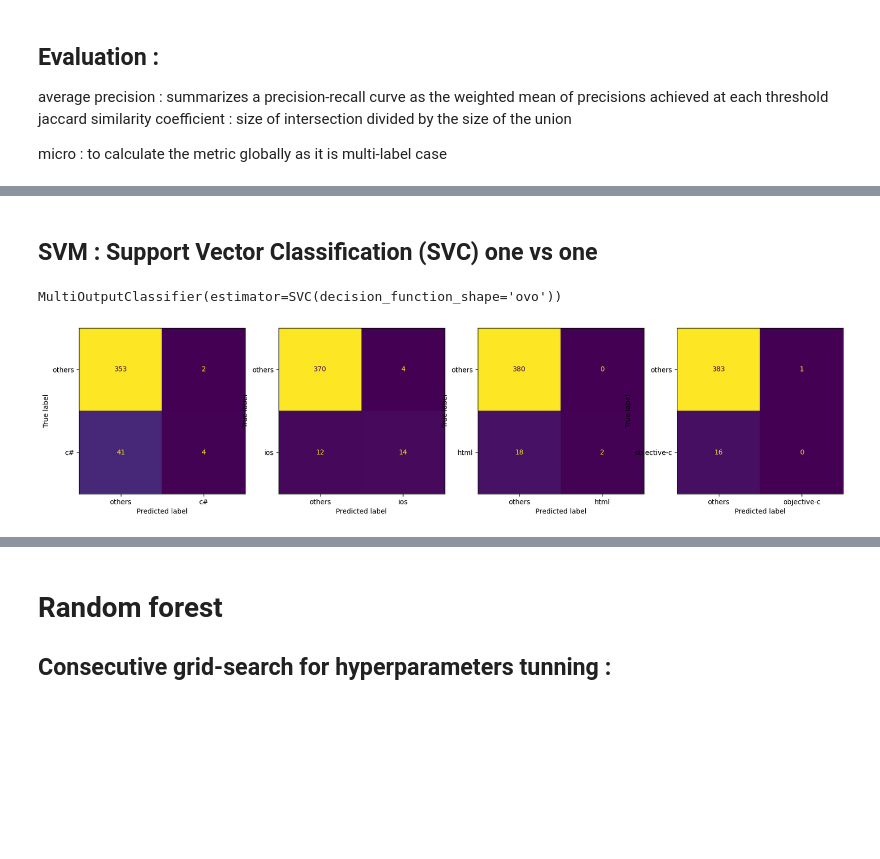
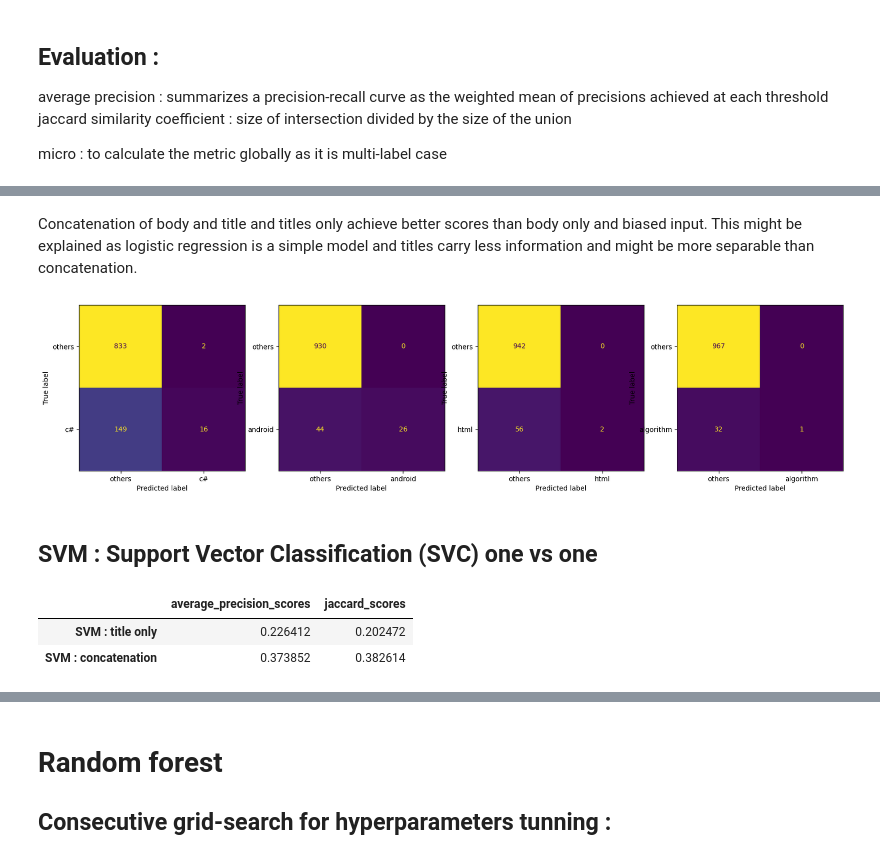
Before and after one commit to CYaiche/nlp_topic-modelling, a Jupyter notebook: supervised_1.ipynb, the cells around one changed output, grey strips where cells are left out. Cells and saved outputs as stored; diff of their text form; code cells hidden in the pictures; blank space fills up the shorter version.

```diff
--- a/supervised_1.ipynb
+++ b/supervised_1.ipynb
@@ -92,3 +70,0 @@ for text_tags in sto_corpus_tags:
-# %%
-tags_series = pd.Series(tags)
-print( f"Number of tags : {tags_series.value_counts().shape}" )
@@ -288,9 +205,8 @@ X_res, y_res = X_svd, y_train
+# %%
+dummy_clf = MultiOutputClassifier(DummyClassifier(strategy="most_frequent"))
+dummy_clf.fit(X_train, y_train_b)
+y_pred = dummy_clf.predict(X_test)
+precision_dummy = average_precision_score(y_test_b, y_pred, average="micro")
+jaccard_score_dummy = jaccard_score(y_test_b, y_pred, average="micro")
 # %% [markdown]
 # Logistic regression : One VS Rest
-# %%
-mlb = MultiLabelBinarizer()
-y_train_b = mlb.fit_transform(y_train)
-y_test_b = mlb.transform(y_test)
-
-model = MultiOutputClassifier(LogisticRegression(multi_class='multinomial'))
-model.fit(X_svd, y_train_b)
@@ -330,0 +239,19 @@ jaccard_score_logistic = jaccard_score(y_test_b, yhat, average='micro')
+# %%
+def get_logistic_score(X_train, X_test, return_yhat=False):
+    X_svd_train, X_svd_test = tfidf_lsa_preprocessing(X_train, X_test)
+    model = logistic_reg_train(X_svd_train, y_train_b)
+    yhat = model.predict(X_svd_test)
+    precision_logistic = average_precision_score(y_test_b, yhat, average="micro")
+    jaccard_score_logistic = jaccard_score(y_test_b, yhat, average="micro")
+    if return_yhat:
+        return precision_logistic, jaccard_score_logistic, yhat
+    return precision_logistic, jaccard_score_logistic
+
+
+precision_logistic_body_only, jaccard_score_logistic_body_only = get_logistic_score(
+    X_body_train, X_body_test
+)
+precision_logistic_title_only, jaccard_score_logistic_title_only = get_logistic_score(
+    X_title_train, X_title_test
+)
+precision_logistic_concatenation, jaccard_score_logistic_concatenation= get_logistic_score(X_train, X_test)
@@ -331,12 +294,9 @@ jaccard_score_logistic = jaccard_score(y_test_b, yhat, average='micro')
+# %% [markdown]
+Concatenation of body and title and titles only achieve better scores than body only and biased input. This might be explained as logistic regression is a simple model and titles carry less information and might be more separable than concatenation.
+# %%
+_, _, yhat=  get_logistic_score( X_title_train, X_title_test, return_yhat=True)
+plot_counf_matrix(y_test_b, yhat)
+# %% [output]
+[figure, added]
 # %% [markdown]
 ## SVM : Support Vector Classification (SVC) one vs one
-# %%
-regressor = MultiOutputClassifier(svm.SVC(decision_function_shape='ovo',kernel='rbf'))
-regressor.fit(X_svd, y_train_b)
-# %% [output]
-MultiOutputClassifier(estimator=SVC(decision_function_shape='ovo'))
-# %%
-y_pred = regressor.predict(X_svd_test)
-plot_counf_matrix(y_test_b, y_pred)
-# %% [output]
-[figure, removed]
@@ -346,0 +322,18 @@ jaccard_score_svm = jaccard_score(y_test_b, y_pred, average='micro')
+# %%
+avg_precision_scores = [precision_svm_title_only,precision_svm]
+jaccard_scores = [jaccard_score_svm_title_only,jaccard_score_svm ]
+result = pd.DataFrame(
+    {
+        "average_precision_scores": avg_precision_scores,
+        "jaccard_scores": jaccard_scores,
+    },
+    index=[
+        "SVM : title only ",
+        "SVM : concatenation ",
+    ],
+)
+result
+# %% [output]
+|  | average_precision_scores | jaccard_scores |
+| SVM : title only | 0.226412 | 0.202472 |
+| SVM : concatenation | 0.373852 | 0.382614 |
```
Also changed, not shown: parts of 57 cells of this notebook, 2 other files.
